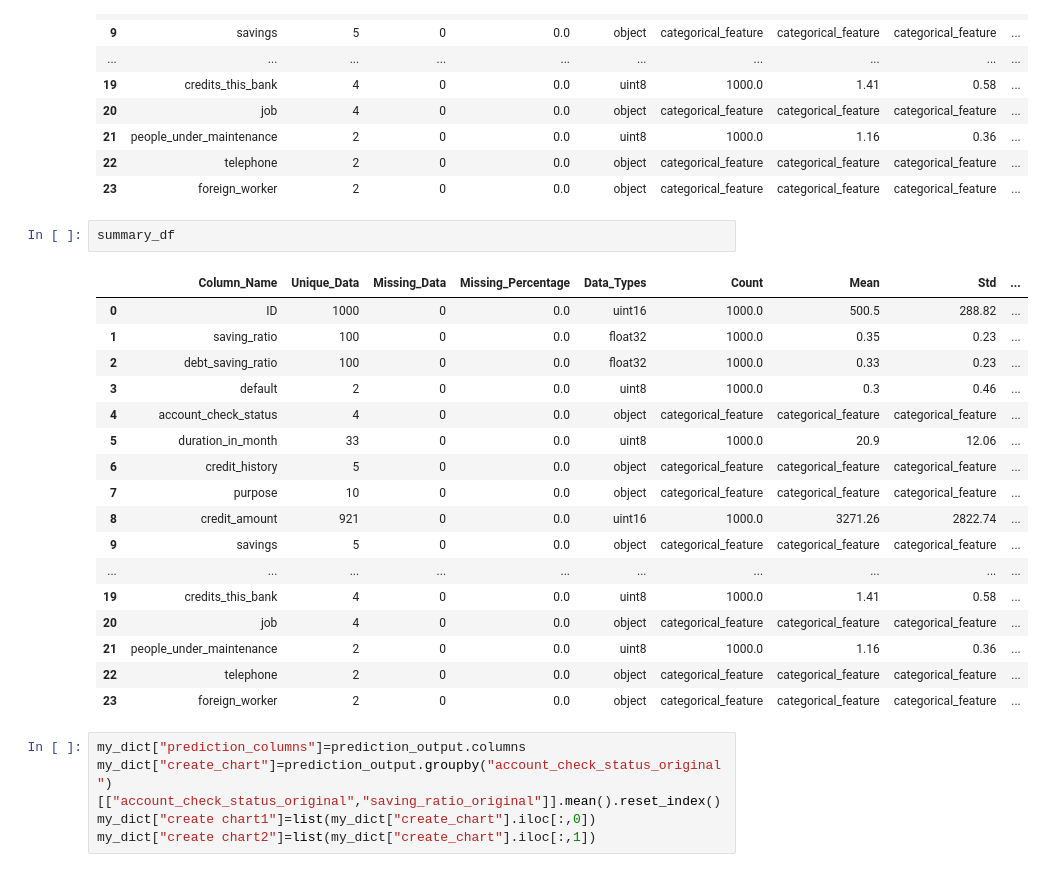
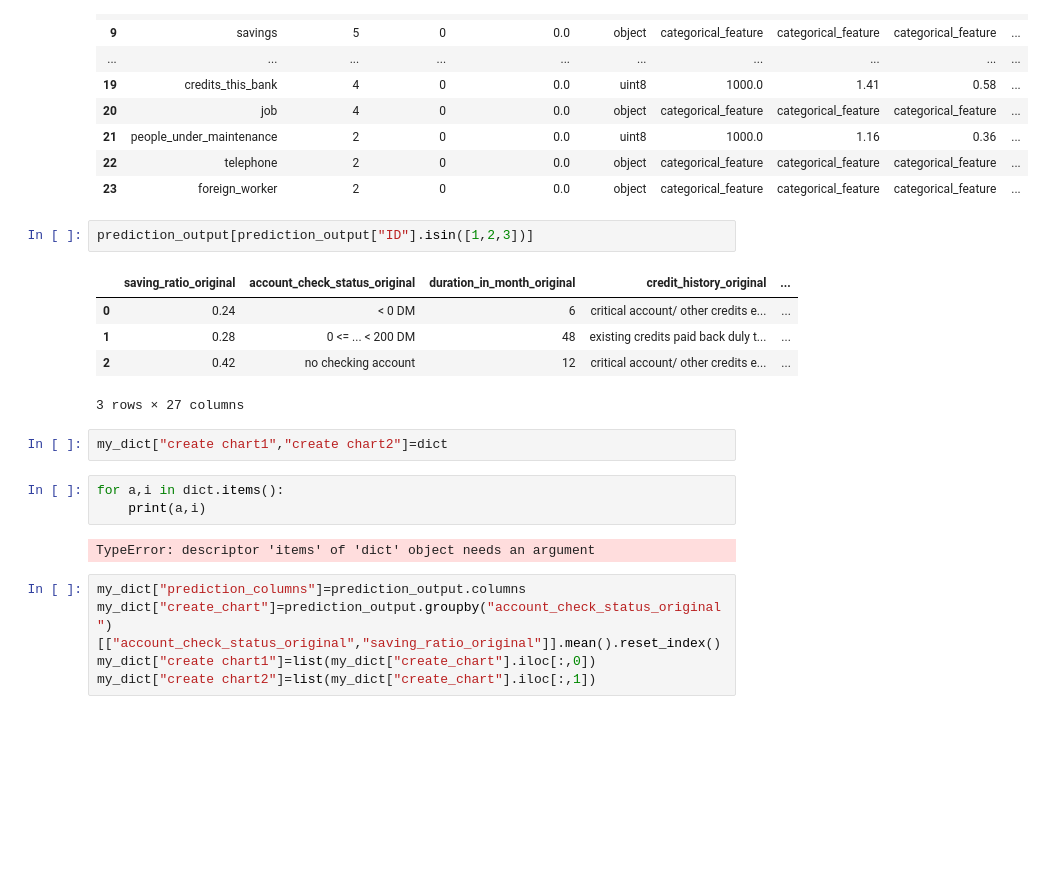
Before and after one commit to MustafaBozkurt84/chartsjs_machine_learning_report, a Jupyter notebook: Untitled.ipynb, the cells around one changed output. Saved outputs shown, nothing was run; the diff lists cells and outputs as text; blank space fills up the shorter version.

```diff
--- a/Untitled.ipynb
+++ b/Untitled.ipynb
@@ -77,25 +113,20 @@ summary_df
 | 22 | telephone | 2 | 0 | 0.0 | object | categorical_feature | categorical_feature | categorical_feature | ... |
 | 23 | foreign_worker | 2 | 0 | 0.0 | object | categorical_feature | categorical_feature | categorical_feature | ... |
 # %%
-summary_df
+prediction_output[prediction_output["ID"].isin([1,2,3])]
 # %% [output]
-|  | Column_Name | Unique_Data | Missing_Data | Missing_Percentage | Data_Types | Count | Mean | Std | ... |
-| 0 | ID | 1000 | 0 | 0.0 | uint16 | 1000.0 | 500.5 | 288.82 | ... |
-| 1 | saving_ratio | 100 | 0 | 0.0 | float32 | 1000.0 | 0.35 | 0.23 | ... |
-| 2 | debt_saving_ratio | 100 | 0 | 0.0 | float32 | 1000.0 | 0.33 | 0.23 | ... |
-| 3 | default | 2 | 0 | 0.0 | uint8 | 1000.0 | 0.3 | 0.46 | ... |
-| 4 | account_check_status | 4 | 0 | 0.0 | object | categorical_feature | categorical_feature | categorical_feature | ... |
-| 5 | duration_in_month | 33 | 0 | 0.0 | uint8 | 1000.0 | 20.9 | 12.06 | ... |
-| 6 | credit_history | 5 | 0 | 0.0 | object | categorical_feature | categorical_feature | categorical_feature | ... |
-| 7 | purpose | 10 | 0 | 0.0 | object | categorical_feature | categorical_feature | categorical_feature | ... |
-| 8 | credit_amount | 921 | 0 | 0.0 | uint16 | 1000.0 | 3271.26 | 2822.74 | ... |
-| 9 | savings | 5 | 0 | 0.0 | object | categorical_feature | categorical_feature | categorical_feature | ... |
-| ... | ... | ... | ... | ... | ... | ... | ... | ... | ... |
-| 19 | credits_this_bank | 4 | 0 | 0.0 | uint8 | 1000.0 | 1.41 | 0.58 | ... |
-| 20 | job | 4 | 0 | 0.0 | object | categorical_feature | categorical_feature | categorical_feature | ... |
-| 21 | people_under_maintenance | 2 | 0 | 0.0 | uint8 | 1000.0 | 1.16 | 0.36 | ... |
-| 22 | telephone | 2 | 0 | 0.0 | object | categorical_feature | categorical_feature | categorical_feature | ... |
-| 23 | foreign_worker | 2 | 0 | 0.0 | object | categorical_feature | categorical_feature | categorical_feature | ... |
+|  | saving_ratio_original | account_check_status_original | duration_in_month_original | credit_history_original | ... |
+| 0 | 0.24 | < 0 DM | 6 | critical account/ other credits e... | ... |
+| 1 | 0.28 | 0 <= ... < 200 DM | 48 | existing credits paid back duly t... | ... |
+| 2 | 0.42 | no checking account | 12 | critical account/ other credits e... | ... |
+3 rows × 27 columns
+# %%
+my_dict["create chart1","create chart2"]=dict
+# %%
+for a,i in dict.items():
+    print(a,i)
+# %% [output]
+TypeError: descriptor 'items' of 'dict' object needs an argument
 # %%
 my_dict["prediction_columns"]=prediction_output.columns
 my_dict["create_chart"]=prediction_output.groupby("account_check_status_original")[["account_check_status_original","saving_ratio_original"]].mean().reset_index()
```
Also changed, not shown: parts of 16 cells of this notebook, 4 other files.
